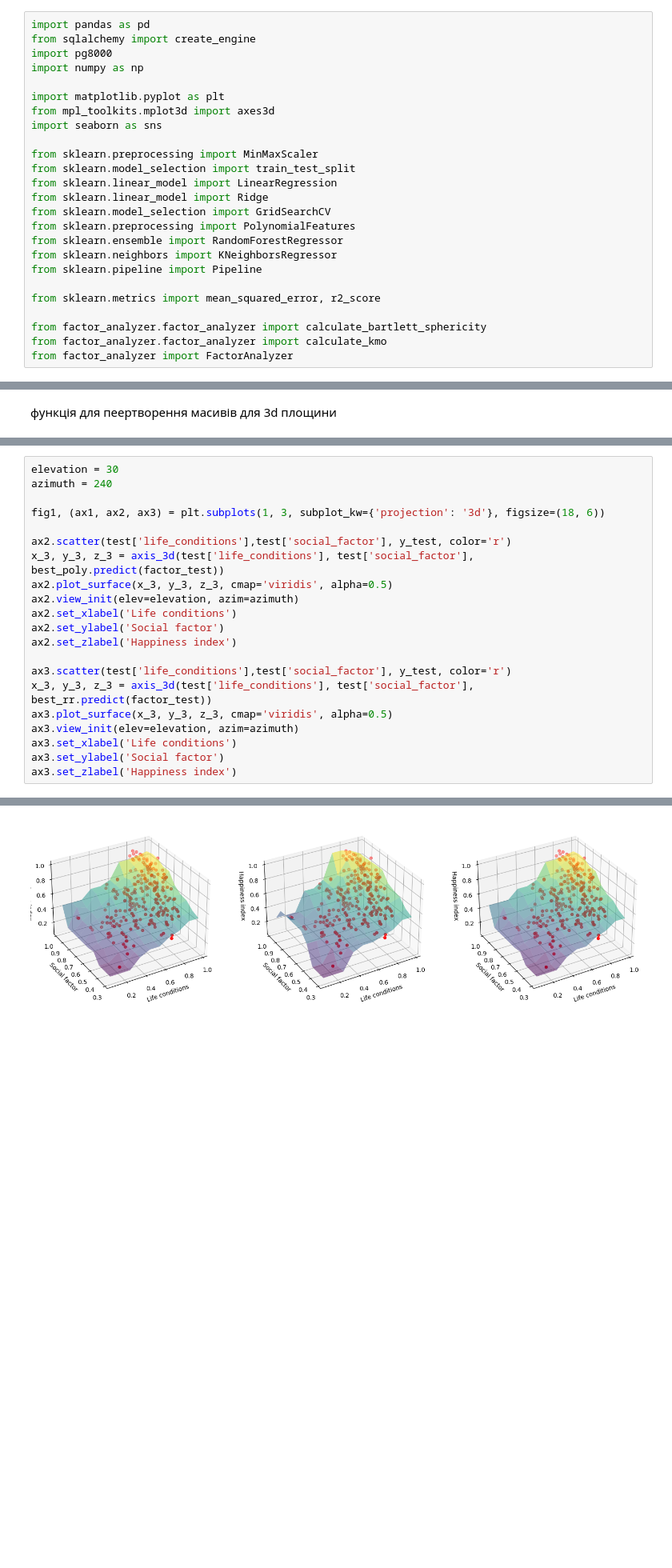
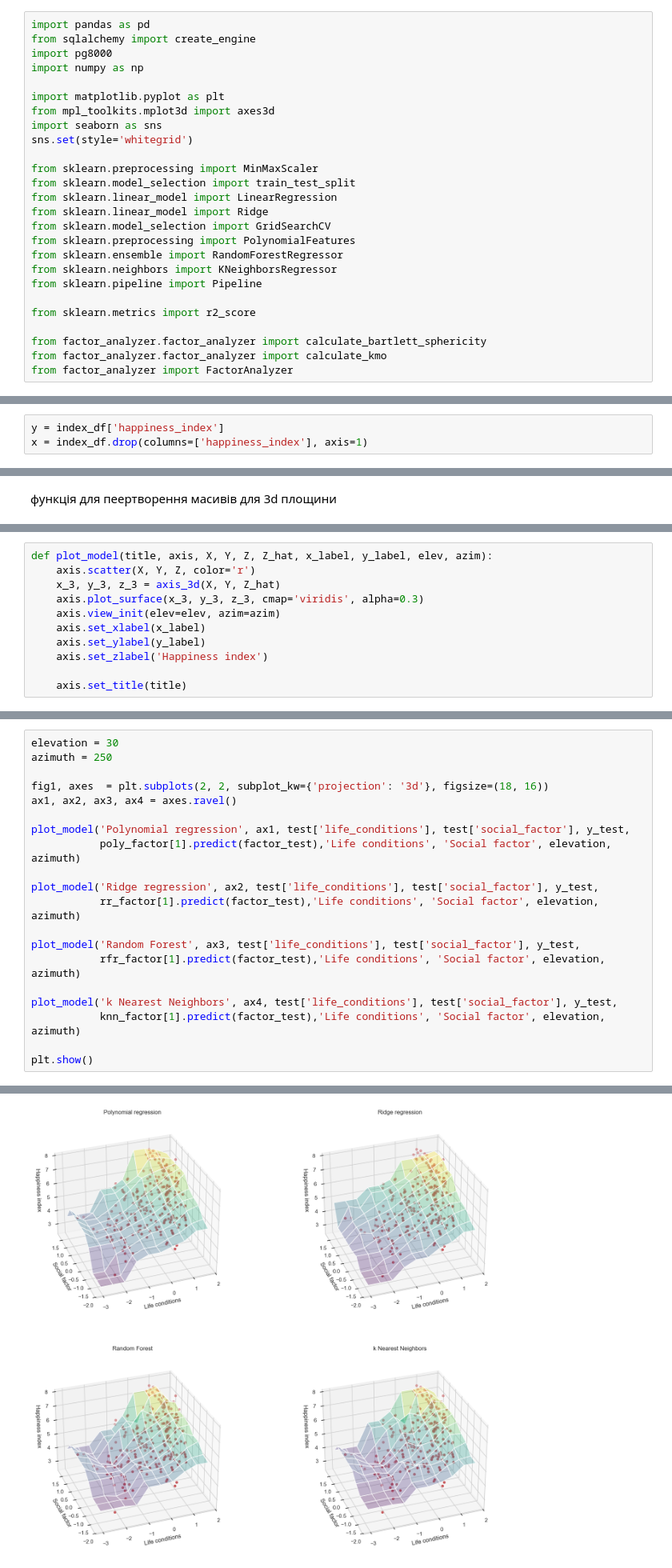
Before and after one commit to sevenfox148/happiness_index, a Jupyter notebook: models.ipynb, the cells around one changed output, grey strips where cells are left out. Shown at 80% size. Cells and saved outputs as stored; diff of their text form; blank space fills up the shorter version.

Commit message:
3d plot update

```diff
--- a/models.ipynb
+++ b/models.ipynb
@@ -7,6 +7,7 @@ import numpy as np
 import matplotlib.pyplot as plt
 from mpl_toolkits.mplot3d import axes3d
 import seaborn as sns
+sns.set(style='whitegrid')
 
 from sklearn.preprocessing import MinMaxScaler
 from sklearn.model_selection import train_test_split
@@ -18,7 +19,7 @@ from sklearn.ensemble import RandomForestRegressor
 from sklearn.neighbors import KNeighborsRegressor
 from sklearn.pipeline import Pipeline
 
-from sklearn.metrics import mean_squared_error, r2_score
+from sklearn.metrics import r2_score
 
 from factor_analyzer.factor_analyzer import calculate_bartlett_sphericity
 from factor_analyzer.factor_analyzer import calculate_kmo
@@ -232,6 +178,9 @@ index_df.corr()
 1. регресія на основі розрахованих факторів
 2. регресія на основі індексів політичної та економічної свободи
 3. регресія на основі усіх 4 факторів
+# %%
+y = index_df['happiness_index']
+x = index_df.drop(columns=['happiness_index'], axis=1)
 # %%
 train, test, y_train, y_test = train_test_split(x, y, test_size=0.2, random_state=1)
 
@@ -280,3 +229,14 @@ def axis_3d(x, y, z):
             idx = np.argmin(np.sqrt((x - X[i, j])**2 + (y - Y[i, j])**2))
             Z[i, j] = z[idx]
     return X, Y, Z
+# %%
+def plot_model(title, axis, X, Y, Z, Z_hat, x_label, y_label, elev, azim):
+    axis.scatter(X, Y, Z, color='r')
+    x_3, y_3, z_3 = axis_3d(X, Y, Z_hat)
+    axis.plot_surface(x_3, y_3, z_3, cmap='viridis', alpha=0.3)
+    axis.view_init(elev=elev, azim=azim)
+    axis.set_xlabel(x_label)
+    axis.set_ylabel(y_label)
+    axis.set_zlabel('Happiness index')
+
+    axis.set_title(title)
@@ -319,22 +285,21 @@ R^2 k найближчих сусідів = 0.8099027484674899
 # %%
 elevation = 30
-azimuth = 240
+azimuth = 250
 
-fig1, (ax1, ax2, ax3) = plt.subplots(1, 3, subplot_kw={'projection': '3d'}, figsize=(18, 6))
+fig1, axes  = plt.subplots(2, 2, subplot_kw={'projection': '3d'}, figsize=(18, 16))
+ax1, ax2, ax3, ax4 = axes.ravel()
 
-ax2.scatter(test['life_conditions'],test['social_factor'], y_test, color='r')
-x_3, y_3, z_3 = axis_3d(test['life_conditions'], test['social_factor'], best_poly.predict(factor_test))
-ax2.plot_surface(x_3, y_3, z_3, cmap='viridis', alpha=0.5)
-ax2.view_init(elev=elevation, azim=azimuth)
-ax2.set_xlabel('Life conditions')
-ax2.set_ylabel('Social factor')
-ax2.set_zlabel('Happiness index')
+plot_model('Polynomial regression', ax1, test['life_conditions'], test['social_factor'], y_test,
+           poly_factor[1].predict(factor_test),'Life conditions', 'Social factor', elevation, azimuth)
 
-ax3.scatter(test['life_conditions'],test['social_factor'], y_test, color='r')
-x_3, y_3, z_3 = axis_3d(test['life_conditions'], test['social_factor'], best_rr.predict(factor_test))
-ax3.plot_surface(x_3, y_3, z_3, cmap='viridis', alpha=0.5)
-ax3.view_init(elev=elevation, azim=azimuth)
-ax3.set_xlabel('Life conditions')
-ax3.set_ylabel('Social factor')
-ax3.set_zlabel('Happiness index')
+plot_model('Ridge regression', ax2, test['life_conditions'], test['social_factor'], y_test,
+           rr_factor[1].predict(factor_test),'Life conditions', 'Social factor', elevation, azimuth)
+
+plot_model('Random Forest', ax3, test['life_conditions'], test['social_factor'], y_test,
+           rfr_factor[1].predict(factor_test),'Life conditions', 'Social factor', elevation, azimuth)
+
+plot_model('k Nearest Neighbors', ax4, test['life_conditions'], test['social_factor'], y_test,
+           knn_factor[1].predict(factor_test),'Life conditions', 'Social factor', elevation, azimuth)
+
+plt.show()
 # %% [output]
@@ -342,4 +306,4 @@ Text(0.5, 0, 'Happiness index')
-[figure, old version]
+[figure, new version]
 # %% [markdown]
 ### регресія на основі індексів політичної та економічної свободи
 # %%
```
Also changed, not shown: parts of 17 cells of this notebook.
